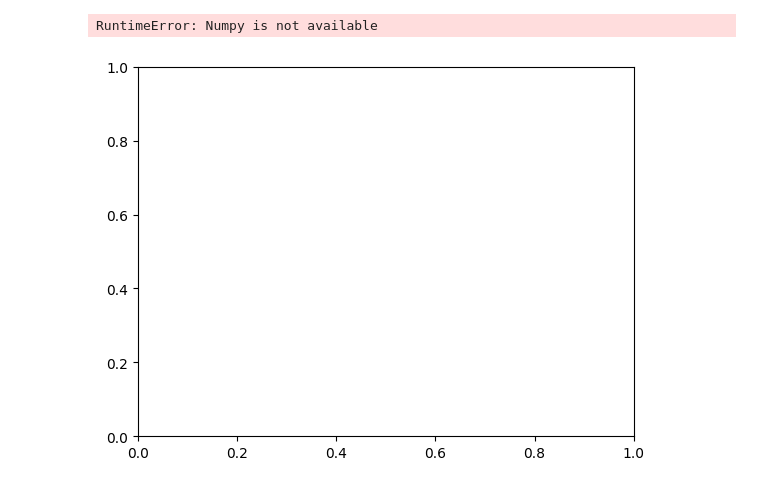
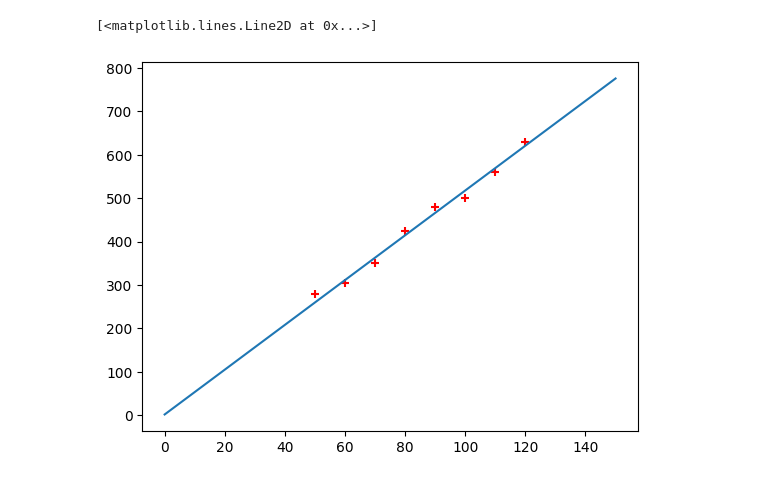
Before and after one commit to wuhonglei/dh_ai, a Jupyter notebook: week2/pytorch实现一元线性回归.ipynb, the cells around one changed output. Cells and saved outputs as stored; diff of their text form; code cells hidden in the pictures.

```diff
--- a/week2/pytorch实现一元线性回归.ipynb
+++ b/week2/pytorch实现一元线性回归.ipynb
@@ -57,5 +57,11 @@ w: 5.151, b: 2.728
-# %%
-plt.scatter(x, y)
-# %% [output]
-RuntimeError: Numpy is not available
-[figure, removed]
+# %%
+import numpy as np
+
+plt.scatter(x.tolist(), y.tolist(), color="red", marker="+")
+
+new_x = np.linspace(0, 150, 500)
+new_y = linear_model(new_x, w.item(), b.item())
+plt.plot(new_x, new_y)
+# %% [output]
+[<matplotlib.lines.Line2D at 0x...>]
+[figure, added]
```
Also changed, not shown: parts of 2 cells of this notebook.
